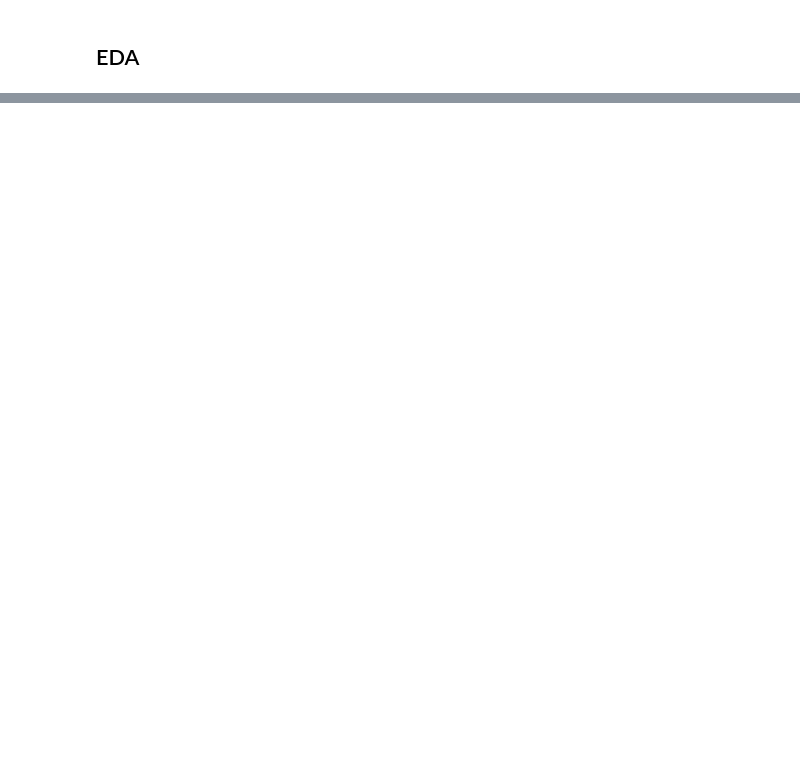
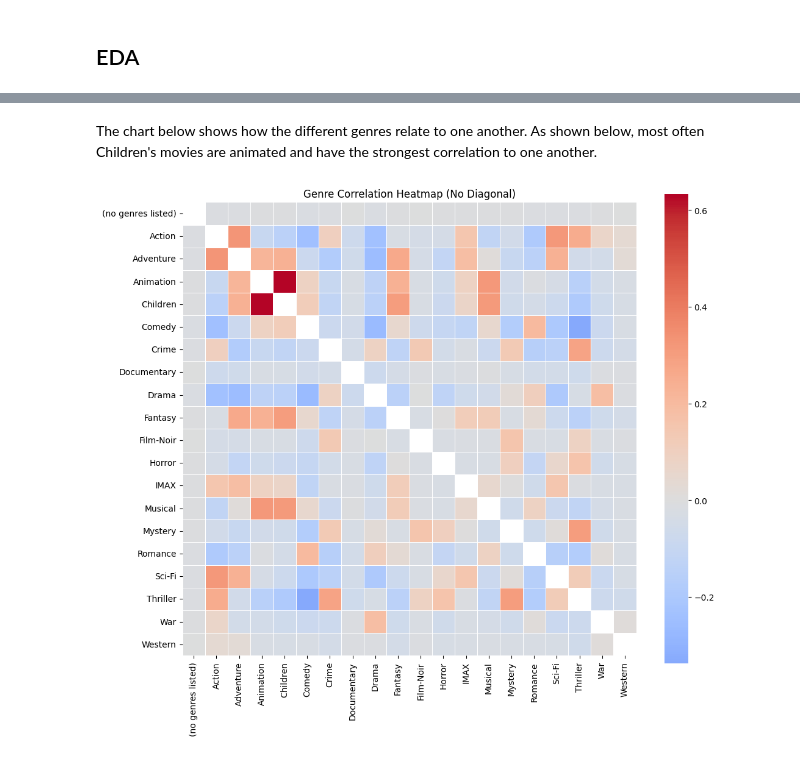
Before and after one commit to chamiltonb8/STAT_486_final_proj, a Jupyter notebook: data_cleaning.ipynb, the cells around one changed output, grey strips where cells are left out. Saved outputs shown, nothing was run; the diff lists cells and outputs as text; code cells hidden in the pictures; blank space fills up the shorter version.

```diff
--- a/data_cleaning.ipynb
+++ b/data_cleaning.ipynb
@@ -90,0 +227,24 @@ Passing `palette` without assigning `hue` is deprecated and will be removed in v
+# %% [markdown]
+The chart below shows how the different genres relate to one another. As shown below, most often Children's movies are animated and have the strongest correlation to one another.
+# %%
+# Correlation matrix
+import numpy as np
+
+genre_corr = df_final[genre_cols].corr()
+
+mask = np.eye(len(genre_corr), dtype=bool)
+
+plt.figure(figsize=(12,10))
+sns.heatmap(
+    genre_corr,
+    mask=mask,
+    cmap='coolwarm',
+    center=0,
+    square=True,
+    linewidths=0.5
+)
+
+plt.title("Genre Correlation Heatmap (No Diagonal)")
+plt.show()
+# %% [output]
+[figure, added]
```
Also changed, not shown: parts of 9 cells of this notebook.
